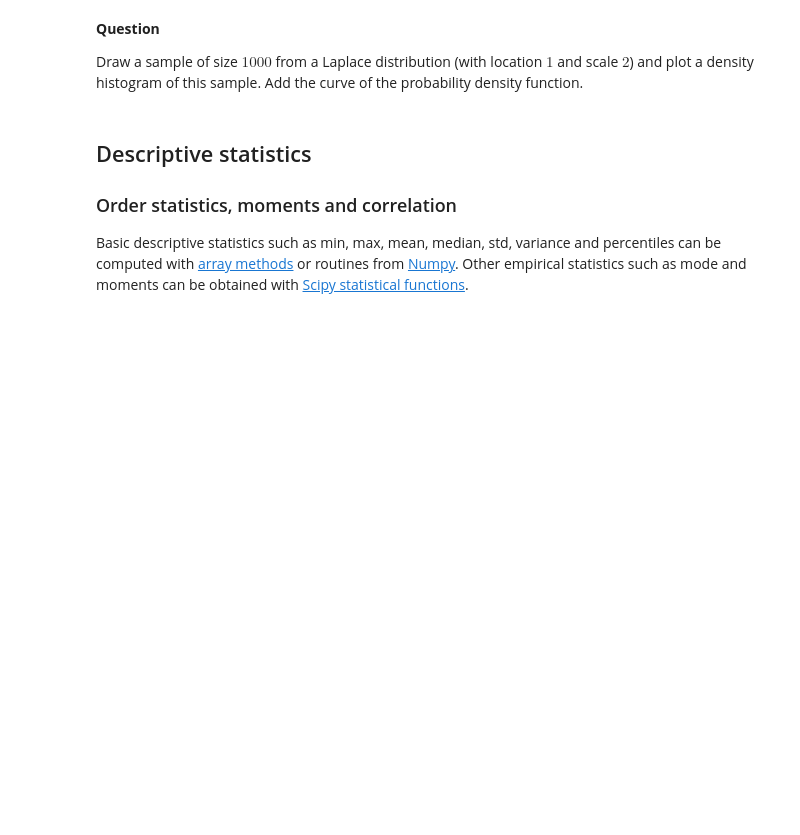
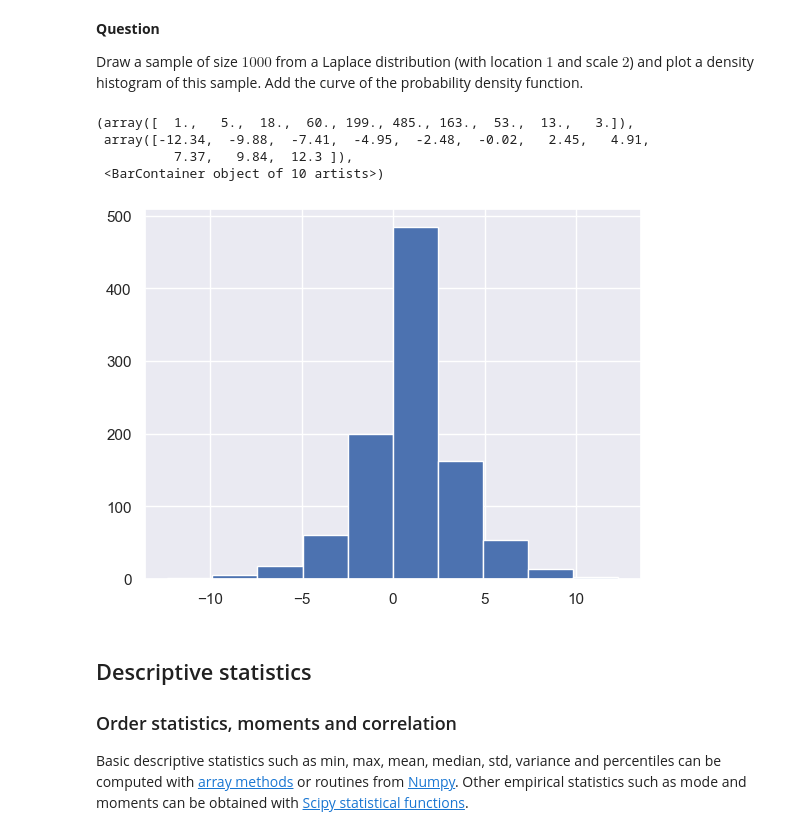
Before and after one commit to dgalemb/STASC, a Jupyter notebook: Statistics.ipynb, the cells around one changed output. Saved outputs shown, nothing was run; the diff lists cells and outputs as text; code cells hidden in the pictures; blank space fills up the shorter version.

```diff
--- a/Statistics.ipynb
+++ b/Statistics.ipynb
@@ -252,3 +263,14 @@ Add the curve of the probability density function.
+# %%
+# Answer
+sample = rdm.laplace(1, 2, 1000)
+
+plt.hist(sample)
+# %% [output]
+(array([  1.,   5.,  18.,  60., 199., 485., 163.,  53.,  13.,   3.]),
+ array([-12.34,  -9.88,  -7.41,  -4.95,  -2.48,  -0.02,   2.45,   4.91,
+          7.37,   9.84,  12.3 ]),
+ <BarContainer object of 10 artists>)
+[figure, added]
 # %% [markdown]
 ## Descriptive statistics <a id="part1sec3"></a>
 ### Order statistics, moments and correlation
```
Also changed, not shown: parts of 40 cells of this notebook, 2 other files.
